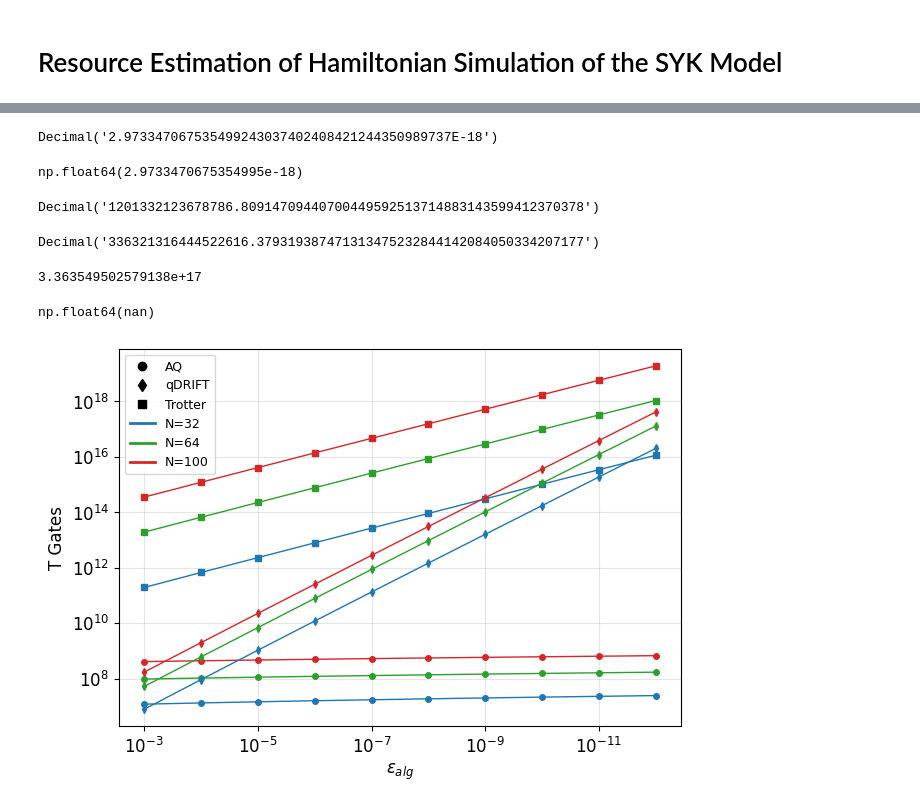
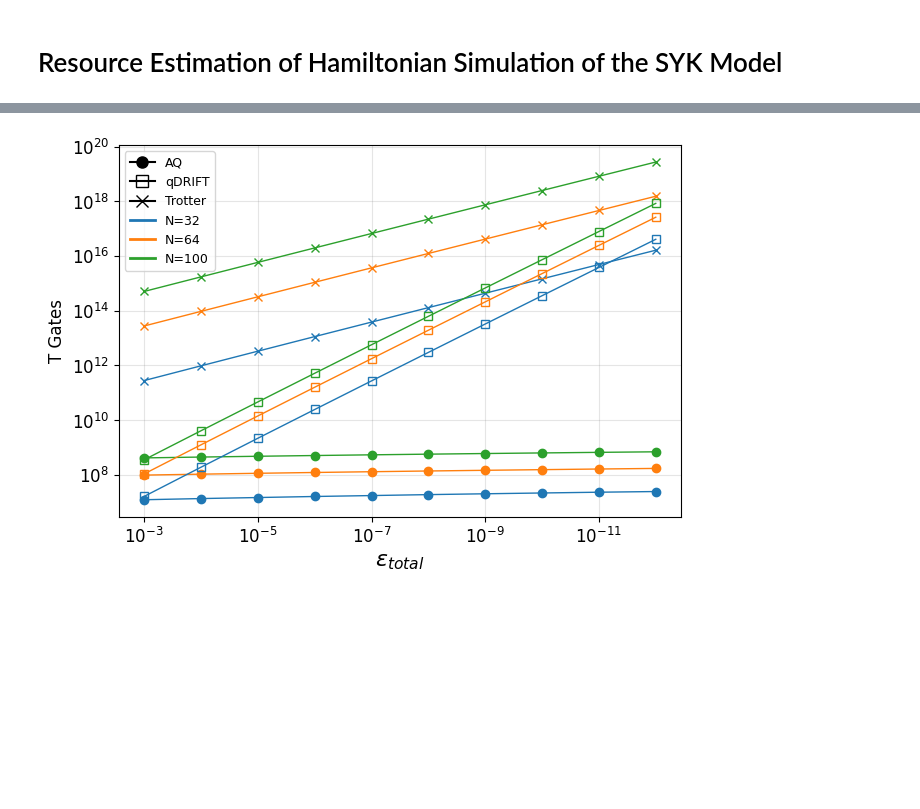
Before and after one commit to b-goldsmith/syk-simulation, a Jupyter notebook: syk_simulation/notebooks/re.ipynb, the cells around one changed output, grey strips where cells are left out. Cells and saved outputs as stored; diff of their text form; code cells hidden in the pictures; blank space fills up the shorter version.

Commit message:
Use Epsilon_total for new REs

```diff
--- a/syk_simulation/notebooks/re.ipynb
+++ b/syk_simulation/notebooks/re.ipynb
@@ -111,26 +122,3 @@ fig.savefig(export_image_filename, dpi=300, bbox_inches="tight")
-# %%
-Decimal(1)- (Decimal(1)- Decimal(1e-4))**(Decimal(1)/Decimal(33633813363150))
-# %% [output]
-Decimal('2.973347067535499243037402408421244350989737E-18')
-# %%
--np.expm1(np.log1p(-1e-4)/33633813363150)
-# %% [output]
-np.float64(2.9733470675354995e-18)
-# %%
-(((Decimal(1)/(Decimal(1)- (Decimal(1)- Decimal(1e-4))**(Decimal(1)/Decimal(33633813363150)))).ln() / Decimal('2').ln())*Decimal(0.53)+Decimal(4.86))*33633813363150
-# %% [output]
-Decimal('1201332123678786.80914709440700449592513714883143599412370378')
-# %%
-Decimal(1)/(Decimal(1)- (Decimal(1)- Decimal(1e-4))**(Decimal(1)/Decimal(33633813363150)))
-# %% [output]
-Decimal('336321316444522616.379319387471313475232844142084050334207177')
-# %%
-inner = 1 / -np.expm1(np.log1p(1.000000e-4)/33633813363150.0)
-print(1-inner)
-( np.log2(inner)*0.53 + 4.86)*634394.0
-# %% [output]
-3.363549502579138e+17
-np.float64(nan)
 # %%
 export_image_filename = "re_data/epsilon_scaling.pdf"
 
@@ -146,16 +134,17 @@ plt.rcParams.update({
 })
 
 fig, ax = plt.subplots(figsize=(7, 5))
-
+colors  = plt.rcParams["axes.prop_cycle"].by_key()["color"]
 colors_by_N = {
-    32:  "#1f77b4",
-    64:  "#2ca02c",
-    100: "#d62728",
+    32: 'tab:blue',
+    64: 'tab:orange',
+    100: 'tab:green',
 }
 markers_by_type = {
-    "AQ": "o",
-    "qDRIFT": "d",
-    "Trotter": "s",
+    "AQ": dict(marker='o'),
+    "qDRIFT": dict(marker='s', fillstyle='none'),
+    "Trotter": dict(marker='x'),
+    # "Trotter": dict(linestyle='dashed'),
 }
 
 for (type_label, N), group in df.groupby(["type", "N"]):
@@ -168,46 +157,46 @@ for (type_label, N), group in df.groupby(["type", "N"]):
     total_t_gates   = (group["t_gates"]+group['rotations']* ( np.log2((1 - 1 / -np.expm1(np.log1p(group['epsilon'])/group['rotations'])))*0.53 + 4.86))
 
 
-    ax.plot(group["epsilon"], total_t_gates, color=colors_by_N[N], marker=markers_by_type[type_label], linewidth=1, markersize=4, label=f"{type_label} N={N}")
+    ax.plot(2*group["epsilon"], total_t_gates, color=colors_by_N[N], **markers_by_type[type_label], linewidth=1, markersize=6, label=f"{type_label} N={N}")
 
 type_handles = [
     plt.Line2D([0], [0],
-           marker=markers_by_type[t],
+           **markers_by_type[t],
            color="black",
-           linestyle="",
-           markersize=6,
+        #    linestyle="",
+           markersize=8,
            label=t)
     for t in markers_by_type
 ]
 N_handles = [
     plt.Line2D([0], [0],
            color=colors_by_N[N],
            linewidth=2,
            label=f"N={N}")
     for N in colors_by_N
 ]
 # legend1 = ax.legend(handles=type_handles, title="Algorithm Type", loc="upper left")
 # ax.add_artist(legend1)
 
 # legend2 = ax.legend(handles=N_handles, title="System Size N", loc="lower left")
 
 combined_handles = type_handles + N_handles
 combined_labels  = [h.get_label() for h in combined_handles]
 
 ax.legend(combined_handles, combined_labels,
           loc="upper left")
 
 
 ax.set_xscale("log")
 ax.set_yscale("log")
 ax.invert_xaxis()
-ax.set_xlabel("$\epsilon_{alg}$", fontsize=12)
+ax.set_xlabel("$\epsilon_{total}$", fontsize=16)
 ax.set_ylabel("T Gates", fontsize=12)
 # ax.legend(title="")
 ax.grid(True, color="gray", alpha=0.2)
 
 plt.tight_layout(pad=2.0)
 plt.show()
 fig.savefig(export_image_filename, dpi=300, bbox_inches="tight")
 # %% [output]
-[figure, old version]
+[figure, new version]
```
Also changed, not shown: parts of 1 cell of this notebook, 4 other files.
